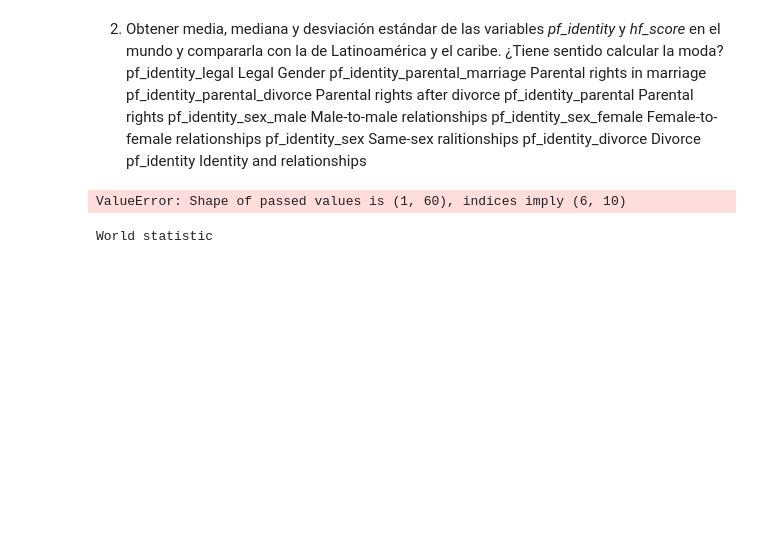
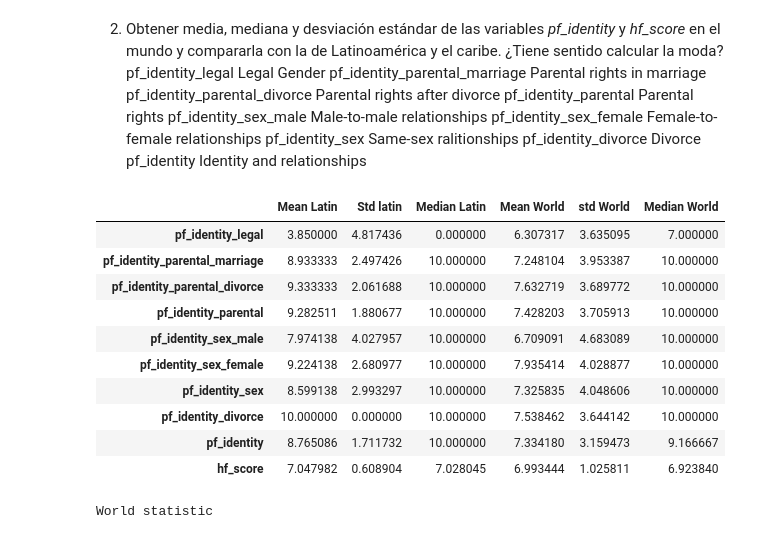
Before and after one commit to solujan/diplo-datos, a Jupyter notebook: 02_practico_I.ipynb, the cells around one changed output. Saved outputs shown, nothing was run; the diff lists cells and outputs as text; code cells hidden in the pictures; blank space fills up the shorter version.

Commit message:
mean, median and std

```diff
--- a/02_practico_I.ipynb
+++ b/02_practico_I.ipynb
@@ -154,27 +154,33 @@ pf_identity Identity and relationships
 # %%
 pf_identity_hf_score_cols = [col for col in dataset.columns if 'pf_identity' in col]
 pf_identity_hf_score_cols += ['hf_score']
 data = []
 for col in dataset[pf_identity_hf_score_cols]:
     latin = []
     world = []
     meanWorld = dataset[col].mean()
     stdworld = dataset[col].std()
     medianWorld = dataset[col].median()
     meanLatin = dataset[dataset['region']=='Latin America & the Caribbean'][col].mean()
     stdLatin = dataset[dataset['region']=='Latin America & the Caribbean'][col].std()
     medianlatin = dataset[dataset['region']=='Latin America & the Caribbean'][col].median()
-    data.append(meanLatin)
-    data.append(stdLatin)
-    data.append(medianlatin)
-    data.append(meanWorld)
-    data.append(stdworld)
-    data.append(medianWorld)
+    data.append([meanLatin,stdLatin ,medianlatin,meanWorld,stdworld,medianWorld])
+
 
 
 pandas.DataFrame(data,pf_identity_hf_score_cols, ['Mean Latin', 'Std latin', 'Median Latin','Mean World', 'std World', 'Median World'])
 # %% [output]
-ValueError: Shape of passed values is (1, 60), indices imply (6, 10)
+|  | Mean Latin | Std latin | Median Latin | Mean World | std World | Median World |
+| pf_identity_legal | 3.850000 | 4.817436 | 0.000000 | 6.307317 | 3.635095 | 7.000000 |
+| pf_identity_parental_marriage | 8.933333 | 2.497426 | 10.000000 | 7.248104 | 3.953387 | 10.000000 |
+| pf_identity_parental_divorce | 9.333333 | 2.061688 | 10.000000 | 7.632719 | 3.689772 | 10.000000 |
+| pf_identity_parental | 9.282511 | 1.880677 | 10.000000 | 7.428203 | 3.705913 | 10.000000 |
+| pf_identity_sex_male | 7.974138 | 4.027957 | 10.000000 | 6.709091 | 4.683089 | 10.000000 |
+| pf_identity_sex_female | 9.224138 | 2.680977 | 10.000000 | 7.935414 | 4.028877 | 10.000000 |
+| pf_identity_sex | 8.599138 | 2.993297 | 10.000000 | 7.325835 | 4.048606 | 10.000000 |
+| pf_identity_divorce | 10.000000 | 0.000000 | 10.000000 | 7.538462 | 3.644142 | 10.000000 |
+| pf_identity | 8.765086 | 1.711732 | 10.000000 | 7.334180 | 3.159473 | 9.166667 |
+| hf_score | 7.047982 | 0.608904 | 7.028045 | 6.993444 | 1.025811 | 6.923840 |
 # %%
 print('World statistic')
 [dataset[col].describe()[['mean','std','50%']] for col in dataset[pf_identity_hf_score_cols]]
```
